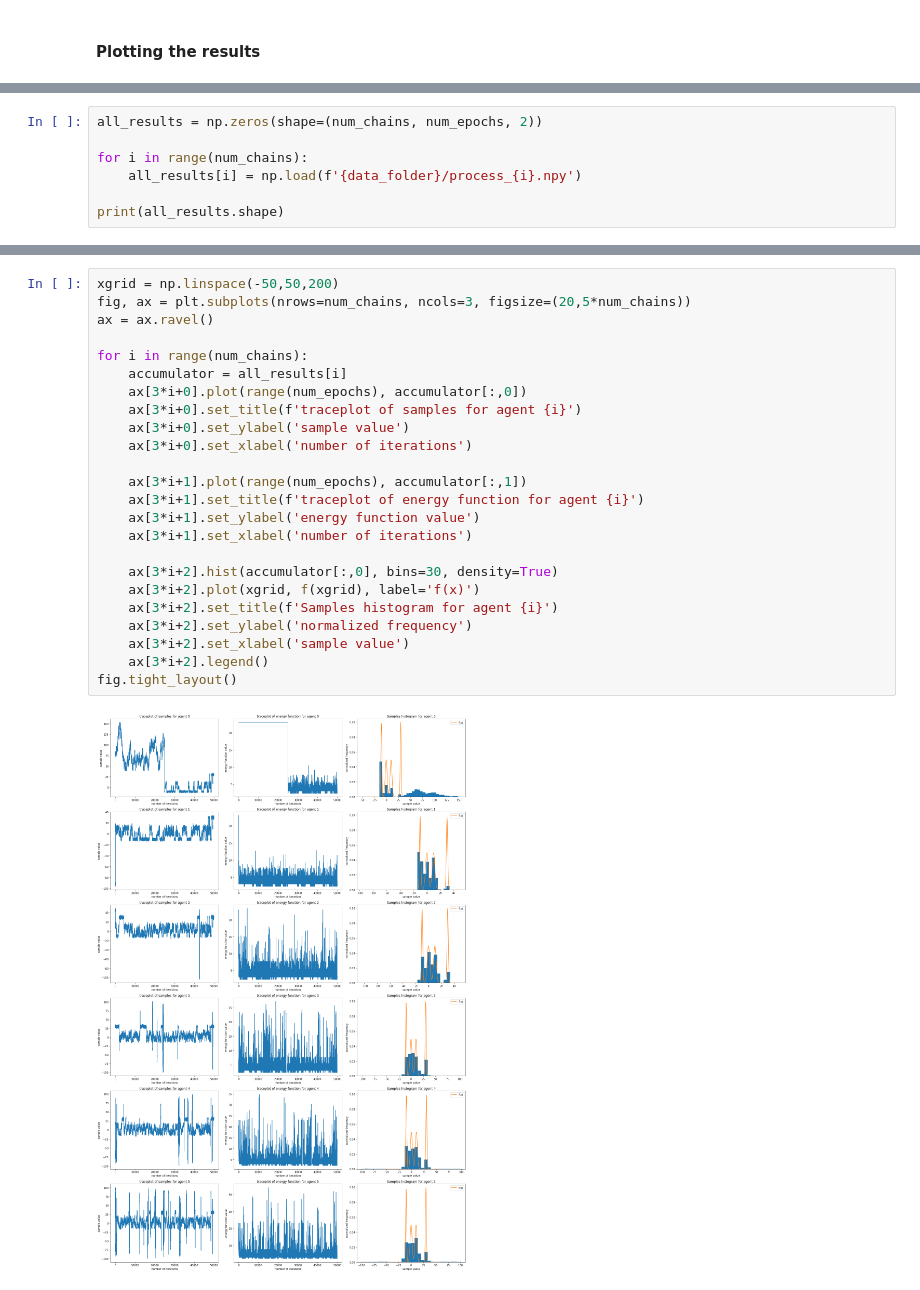
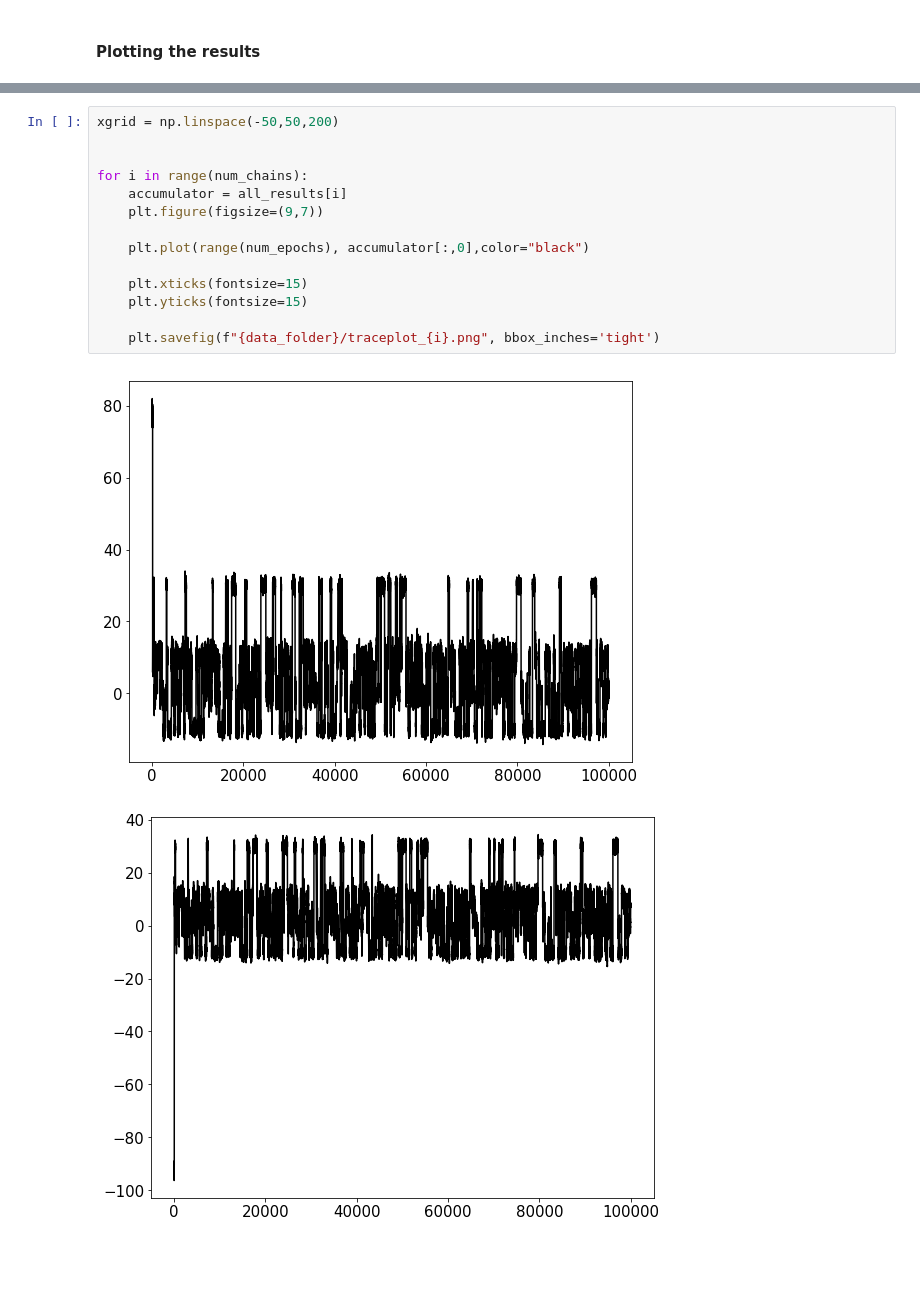
Before and after one commit to rachelmoon290/cs289-evolutionary-sampling, a Jupyter notebook: Plotting Template.ipynb, the cells around one changed output, grey strips where cells are left out. Cells and saved outputs as stored; diff of their text form; blank space fills up the shorter version.

```diff
--- a/Plotting Template.ipynb
+++ b/Plotting Template.ipynb
@@ -178,7 +84,0 @@ num_epochs = 50000
-# %%
-all_results = np.zeros(shape=(num_chains, num_epochs, 2))
-
-for i in range(num_chains):
-    all_results[i] = np.load(f'{data_folder}/process_{i}.npy')
-
-print(all_results.shape)
@@ -189,26 +85,17 @@ print(all_results.shape)
-# %%
-xgrid = np.linspace(-50,50,200)
-fig, ax = plt.subplots(nrows=num_chains, ncols=3, figsize=(20,5*num_chains))
-ax = ax.ravel()
-
-for i in range(num_chains):
-    accumulator = all_results[i]
-    ax[3*i+0].plot(range(num_epochs), accumulator[:,0])
-    ax[3*i+0].set_title(f'traceplot of samples for agent {i}')
-    ax[3*i+0].set_ylabel('sample value')
-    ax[3*i+0].set_xlabel('number of iterations')
-
-    ax[3*i+1].plot(range(num_epochs), accumulator[:,1])
-    ax[3*i+1].set_title(f'traceplot of energy function for agent {i}')
-    ax[3*i+1].set_ylabel('energy function value')
-    ax[3*i+1].set_xlabel('number of iterations')
-
-    ax[3*i+2].hist(accumulator[:,0], bins=30, density=True)
-    ax[3*i+2].plot(xgrid, f(xgrid), label='f(x)')
-    ax[3*i+2].set_title(f'Samples histogram for agent {i}')
-    ax[3*i+2].set_ylabel('normalized frequency')
-    ax[3*i+2].set_xlabel('sample value')
-    ax[3*i+2].legend()
-fig.tight_layout()
-# %% [output]
-[figure, removed]
+# %%
+xgrid = np.linspace(-50,50,200)
+
+
+for i in range(num_chains):
+    accumulator = all_results[i]
+    plt.figure(figsize=(9,7))
+
+    plt.plot(range(num_epochs), accumulator[:,0],color="black")
+
+    plt.xticks(fontsize=15)
+    plt.yticks(fontsize=15)
+
+    plt.savefig(f"{data_folder}/traceplot_{i}.png", bbox_inches='tight')
+# %% [output]
+[figure, added]
+[figure, added]
```
Also changed, not shown: parts of 23 cells of this notebook, 1 other file.
